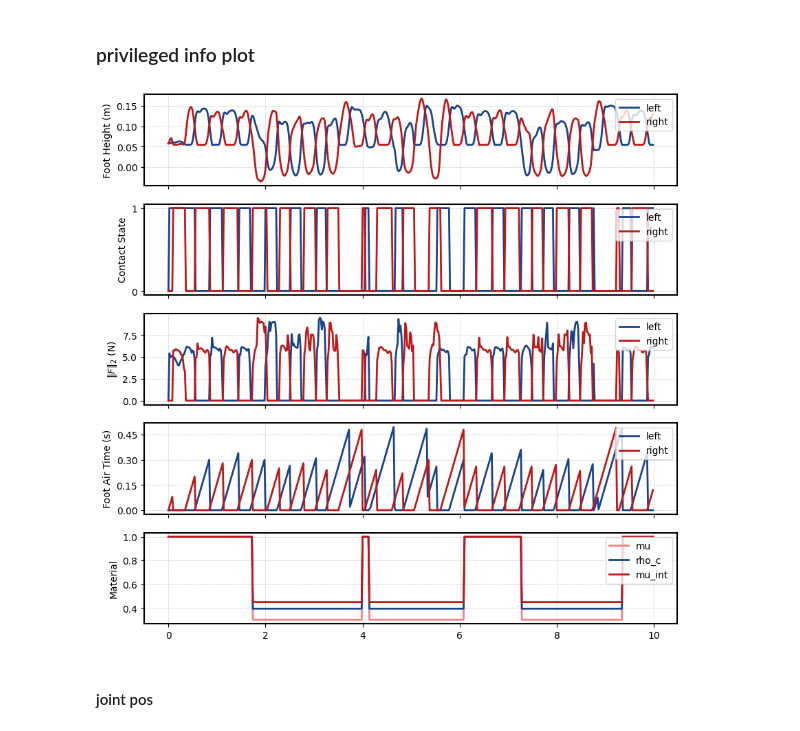
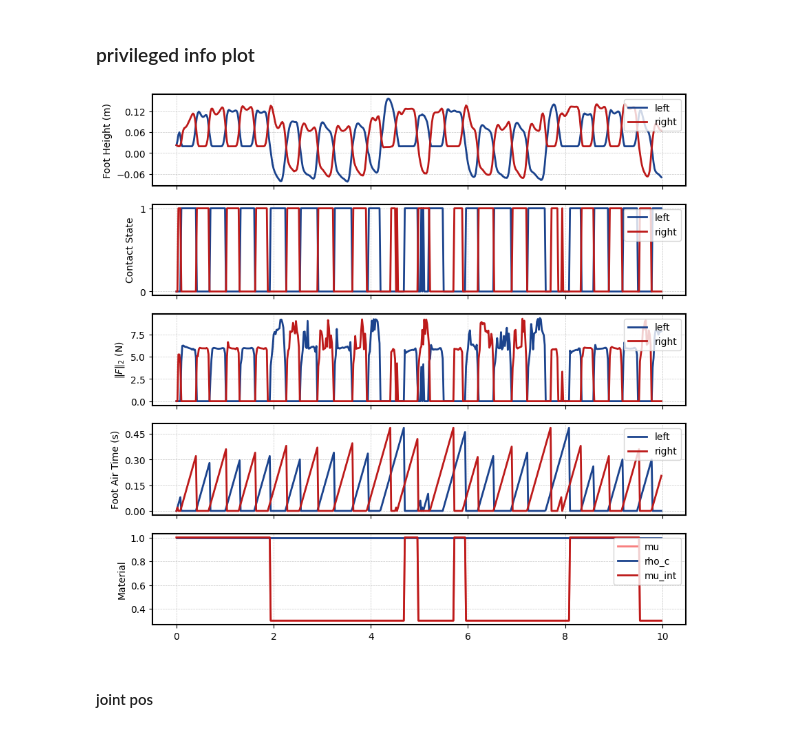
Before and after one commit to andyzong16/Isaaclab_Training, a Jupyter notebook: scripts/reinforcement_learning/rsl_rl/plot.ipynb, the cells around one changed output. Saved outputs shown, nothing was run; the diff lists cells and outputs as text; code cells hidden in the pictures.

```diff
--- a/scripts/reinforcement_learning/rsl_rl/plot.ipynb
+++ b/scripts/reinforcement_learning/rsl_rl/plot.ipynb
@@ -30,10 +30,13 @@ mpl.rcParams.update({
 })
 
 
-# # G1 29dof
-DATA_ROOT = Path(os.path.realpath('__file__')).parent.parent.parent.parent / "logs" / "rsl_rl/g1_29dof_soft_adaptation"
-# data_dir = DATA_ROOT / "2026-03-24_19-30-46" / "logs"
-data_dir = DATA_ROOT / "2026-03-25_01-08-38" / "logs"
+# # # G1 29dof
+# DATA_ROOT = Path(os.path.realpath('__file__')).parent.parent.parent.parent / "logs" / "rsl_rl/g1_29dof_soft_adaptation"
+# # data_dir = DATA_ROOT / "2026-03-24_19-30-46" / "logs"
+# data_dir = DATA_ROOT / "2026-03-25_01-08-38" / "logs"
+
+DATA_ROOT = Path(os.path.realpath('__file__')).parent.parent.parent.parent / "logs" / "rsl_rl/g1_29dof_soft_adaptation_finetune"
+data_dir = DATA_ROOT / "2026-03-27_12-29-39" / "logs"
 # %%
 def quat_to_yaw(quat):
     """Extract yaw from quaternion [w, x, y, z]"""
@@ -154,8 +158,8 @@ t_plot = t[t_range]
 
 # ── 0: foot height ───────────────────────────────────────────────────────────
 ax = axs[0]
-ax.plot(t_plot, foot_height[:, 0], label="left",  color=colors_left[0])
-ax.plot(t_plot, foot_height[:, 1], label="right", color=colors_right[0])
+ax.plot(t_plot, foot_height[:, 0] - 0.03539, label="left",  color=colors_left[0])
+ax.plot(t_plot, foot_height[:, 1] - 0.03539, label="right", color=colors_right[0])
 ax.set_ylabel(r"Foot Height (m)")
 ax.yaxis.set_major_locator(plt.MaxNLocator(5))
 ax.legend(loc="upper right")
@@ -171,34 +175,34 @@ ax.legend(loc="upper right")
 ax.grid(True, linestyle='--', linewidth=0.5, alpha=0.7)
 
 # ── 2: norm of rigid contact force ───────────────────────────────────────────
 ax = axs[2]
 ax.plot(t_plot, force_norm[:, 0], label="left",  color=colors_left[0])
 ax.plot(t_plot, force_norm[:, 1], label="right", color=colors_right[0])
 ax.set_ylabel(r"$\|F\|_2$ (N)")
 ax.yaxis.set_major_locator(plt.MaxNLocator(5))
 ax.legend(loc="upper right")
 ax.grid(True, linestyle='--', linewidth=0.5, alpha=0.7)
 
 # ── 3: rigid air time ────────────────────────────────────────────────────────
 ax = axs[3]
 ax.plot(t_plot, foot_air_time[:, 0], label="left",  color=colors_left[0])
 ax.plot(t_plot, foot_air_time[:, 1], label="right", color=colors_right[0])
 ax.set_ylabel("Foot Air Time (s)")
 ax.yaxis.set_major_locator(plt.MaxNLocator(5))
 ax.legend(loc="upper right")
 ax.grid(True, linestyle='--', linewidth=0.5, alpha=0.7)
 
 
 ax = axs[4]
 ax.plot(t_plot, material_prop[:, 0], label="mu",  color=colors_right[1])
 ax.plot(t_plot, material_prop[:, 1], label="rho_c",  color=colors_left[0])
 ax.plot(t_plot, material_prop[:, 2], label="mu_int", color=colors_right[0])
 ax.set_ylabel("Material")
 ax.yaxis.set_major_locator(plt.MaxNLocator(5))
 ax.legend(loc="upper right")
 ax.grid(True, linestyle='--', linewidth=0.5, alpha=0.7)
 # %% [output]
-[figure, old version]
+[figure, new version]
 # %% [markdown]
 #### joint pos
 # %%
```
Also changed, not shown: parts of 1 cell of this notebook, 6 other files.
